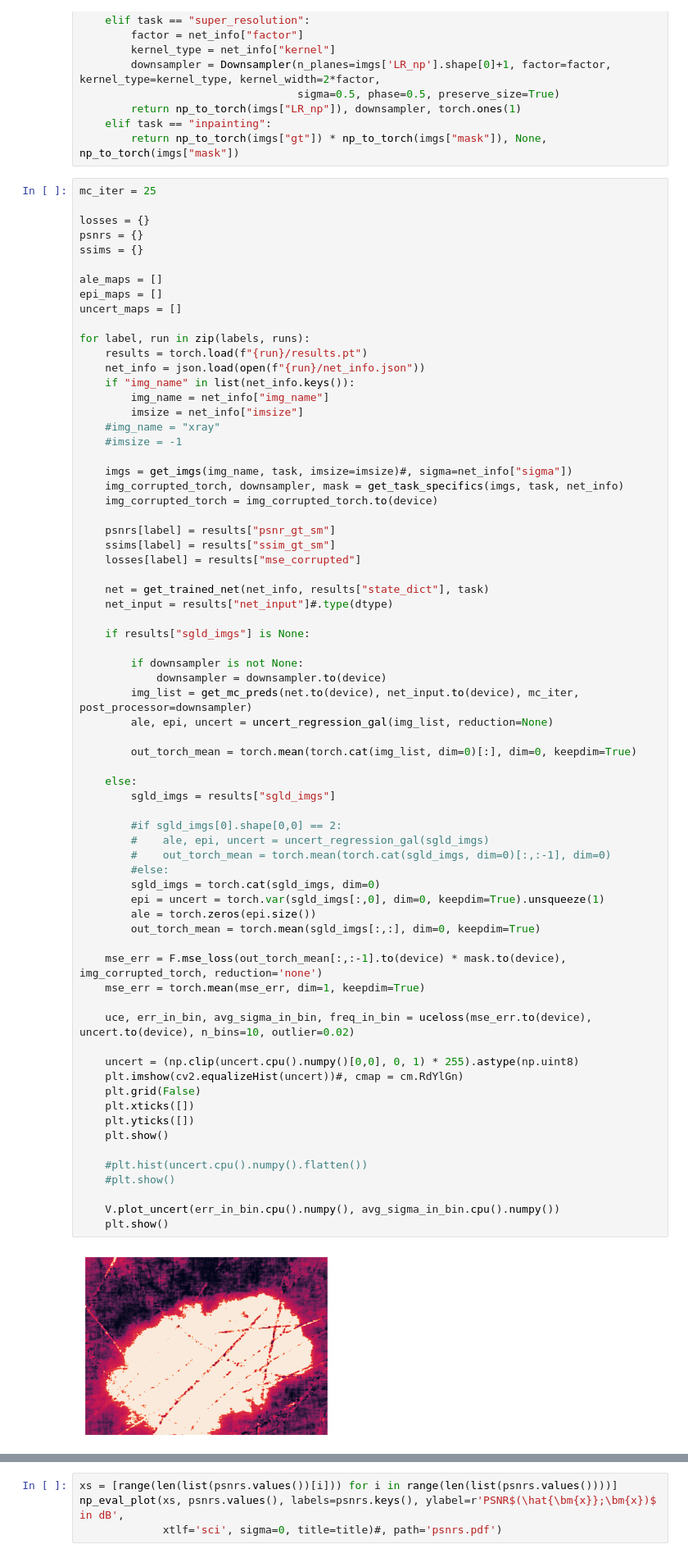
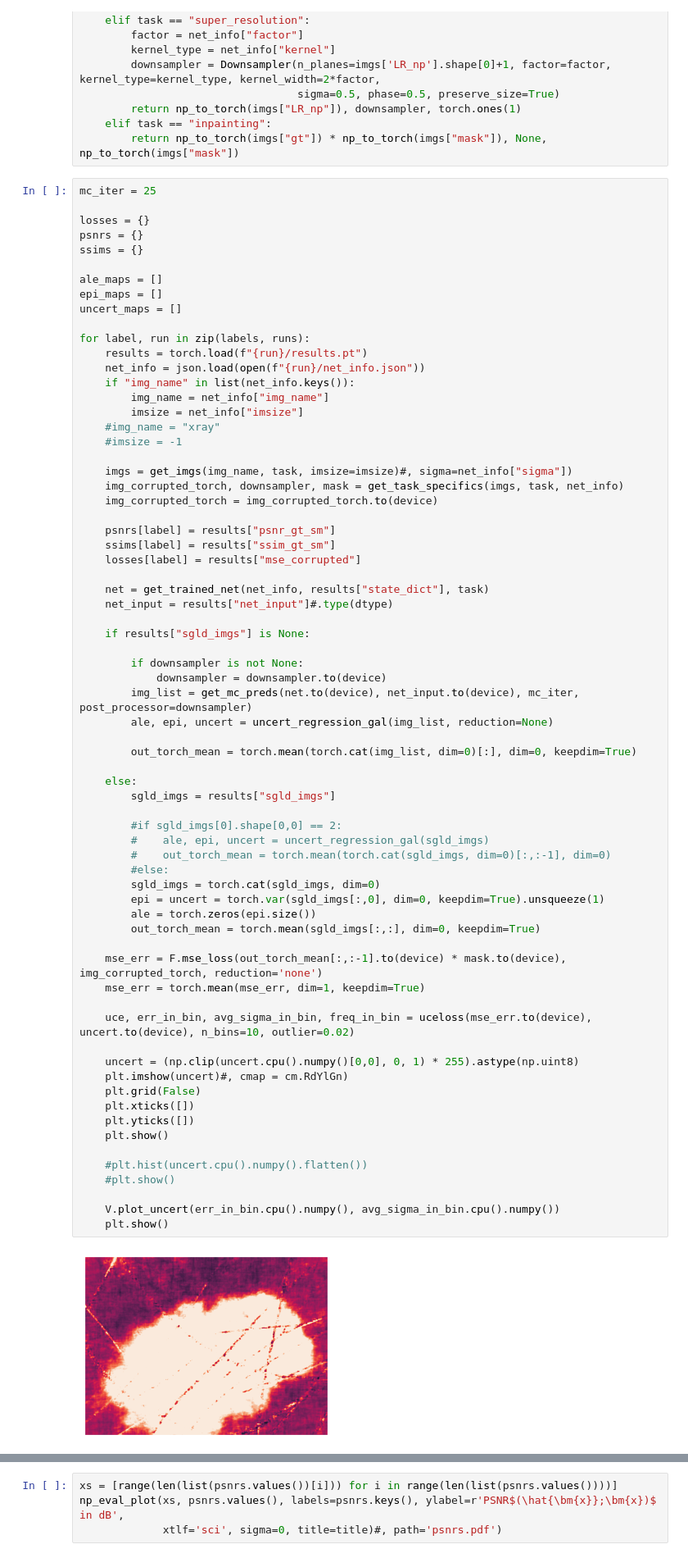
Before and after one commit to maltetoelle/mfvi-dip, a Jupyter notebook: eval.ipynb, the cells around one changed output, grey strips where cells are left out. Shown at 82% size. Saved outputs shown, nothing was run; the diff lists cells and outputs as text.

```diff
--- a/eval.ipynb
+++ b/eval.ipynb
@@ -114,33 +114,33 @@ for label, run in zip(labels, runs):
 
     else:
         sgld_imgs = results["sgld_imgs"]
 
         #if sgld_imgs[0].shape[0,0] == 2:
         #    ale, epi, uncert = uncert_regression_gal(sgld_imgs)
         #    out_torch_mean = torch.mean(torch.cat(sgld_imgs, dim=0)[:,:-1], dim=0)
         #else:
         sgld_imgs = torch.cat(sgld_imgs, dim=0)
         epi = uncert = torch.var(sgld_imgs[:,0], dim=0, keepdim=True).unsqueeze(1)
         ale = torch.zeros(epi.size())
         out_torch_mean = torch.mean(sgld_imgs[:,:], dim=0, keepdim=True)
 
     mse_err = F.mse_loss(out_torch_mean[:,:-1].to(device) * mask.to(device), img_corrupted_torch, reduction='none')
     mse_err = torch.mean(mse_err, dim=1, keepdim=True)
 
     uce, err_in_bin, avg_sigma_in_bin, freq_in_bin = uceloss(mse_err.to(device), uncert.to(device), n_bins=10, outlier=0.02)
 
     uncert = (np.clip(uncert.cpu().numpy()[0,0], 0, 1) * 255).astype(np.uint8)
-    plt.imshow(cv2.equalizeHist(uncert))#, cmap = cm.RdYlGn)
+    plt.imshow(uncert)#, cmap = cm.RdYlGn)
     plt.grid(False)
     plt.xticks([])
     plt.yticks([])
     plt.show()
 
     #plt.hist(uncert.cpu().numpy().flatten())
     #plt.show()
 
     V.plot_uncert(err_in_bin.cpu().numpy(), avg_sigma_in_bin.cpu().numpy())
     plt.show()
 # %% [output]
-[figure, old version]
+[figure, new version]
 [figure]
```
Also changed, not shown: parts of 1 cell of this notebook, 14 other files.
